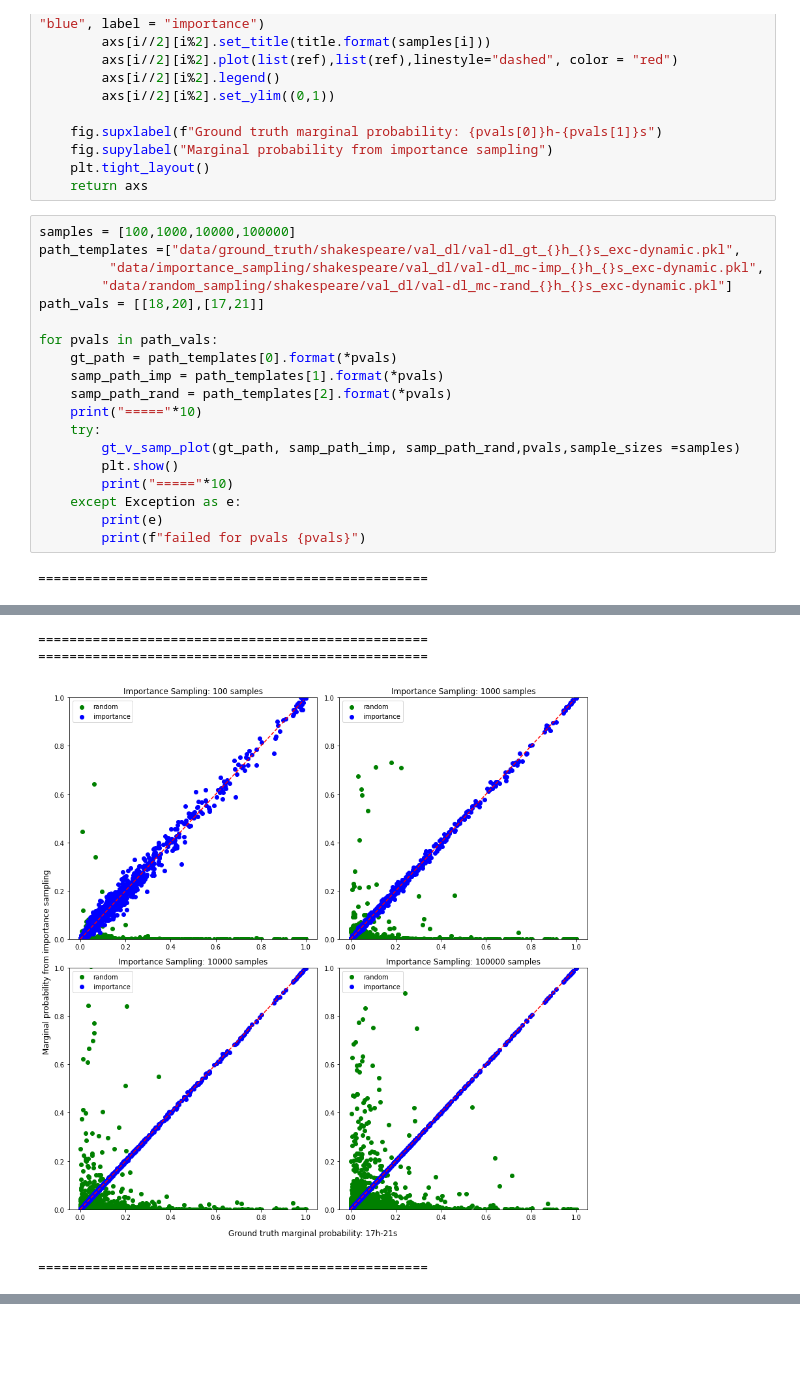
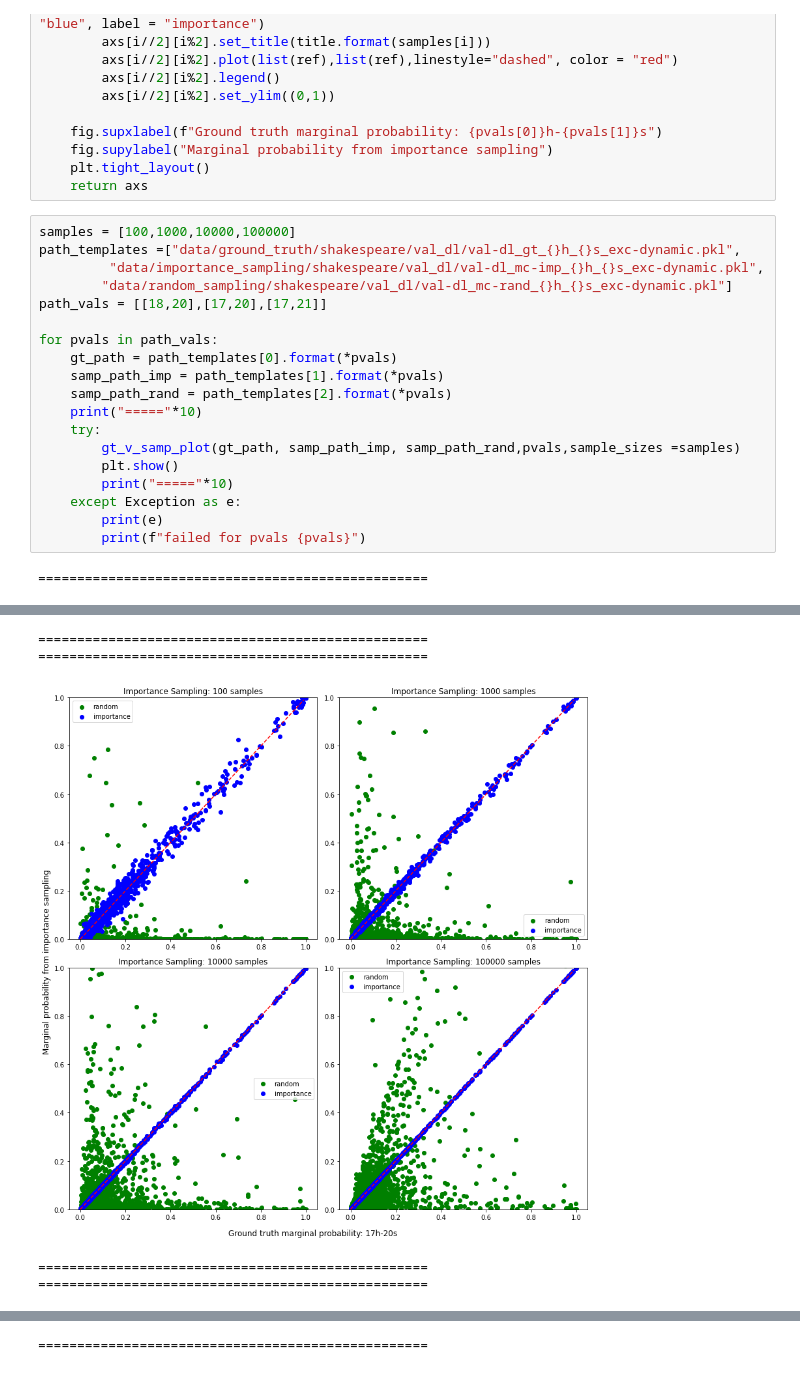
Before and after one commit to vshah99/prob_seq_queries_nnproject, a Jupyter notebook: notebooks/Beam_search_v_sampling.ipynb, the cells around one changed output, grey strips where cells are left out. Cells and saved outputs as stored; diff of their text form; blank space fills up the shorter version.

```diff
--- a/notebooks/Beam_search_v_sampling.ipynb
+++ b/notebooks/Beam_search_v_sampling.ipynb
@@ -158,26 +158,27 @@ def gt_v_samp_plot(gt_data_path, samp_data_path_imp, samp_data_path_rand,pvals,
 # %%
 samples = [100,1000,10000,100000]
 path_templates =["data/ground_truth/shakespeare/val_dl/val-dl_gt_{}h_{}s_exc-dynamic.pkl",
          "data/importance_sampling/shakespeare/val_dl/val-dl_mc-imp_{}h_{}s_exc-dynamic.pkl",
         "data/random_sampling/shakespeare/val_dl/val-dl_mc-rand_{}h_{}s_exc-dynamic.pkl"]
-path_vals = [[18,20],[17,21]]
+path_vals = [[18,20],[17,20],[17,21]]
 
 for pvals in path_vals:
     gt_path = path_templates[0].format(*pvals)
     samp_path_imp = path_templates[1].format(*pvals)
     samp_path_rand = path_templates[2].format(*pvals)
     print("====="*10)
     try:
         gt_v_samp_plot(gt_path, samp_path_imp, samp_path_rand,pvals,sample_sizes =samples)
         plt.show()
         print("====="*10)
     except Exception as e:
         print(e)
         print(f"failed for pvals {pvals}")
 # %% [output]
 ==================================================
 [figure]
 ==================================================
 ==================================================
-[figure, old version]
+[figure, new version]
 ==================================================
+==================================================
@@ -183,0 +186 @@ for pvals in path_vals:
+==================================================
```
Also changed, not shown: parts of 1 cell of this notebook, 10 other files.
